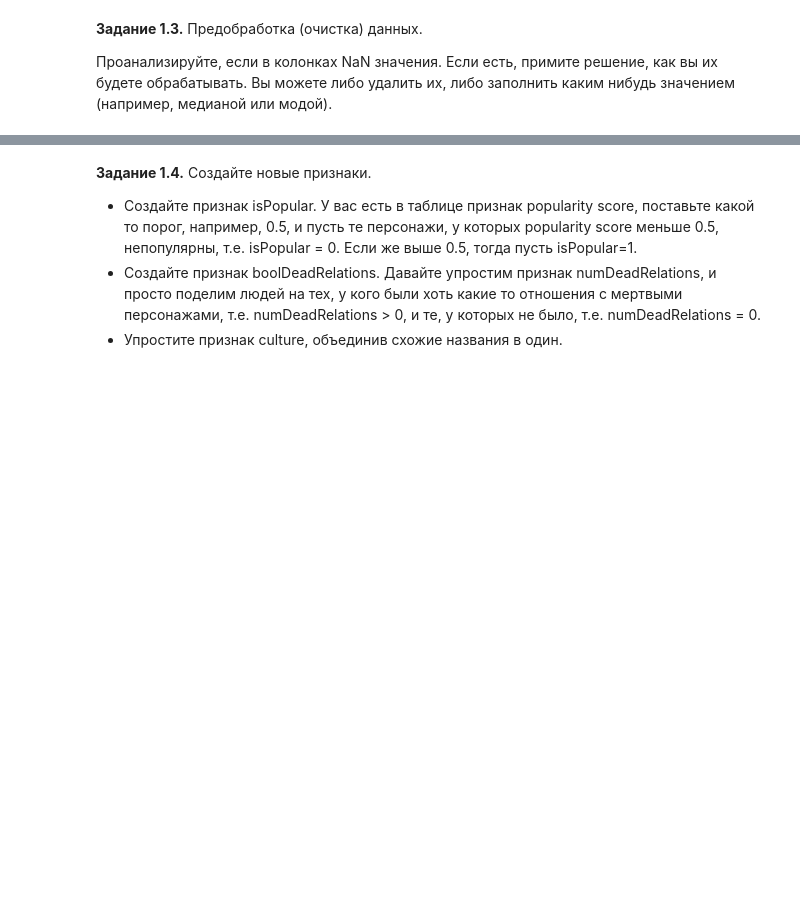
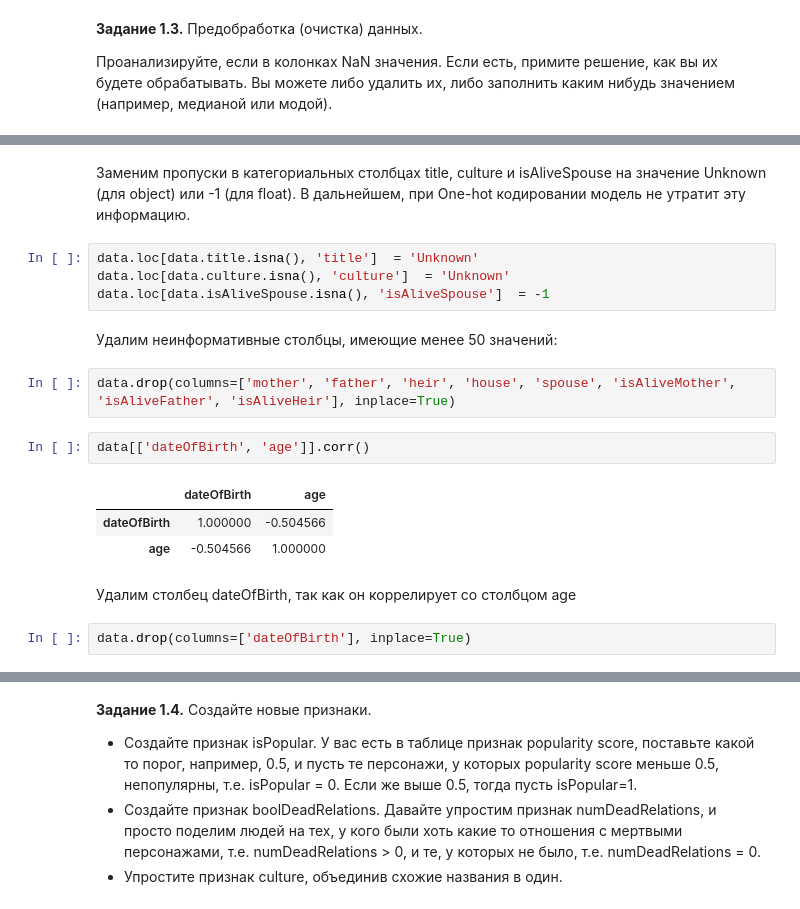
Before and after one commit to ostrowsky/Deep-Learning-School, a Jupyter notebook: week_01_ml_intro/Homework/hw_1_game_of_thrones.ipynb, the cells around one changed output, grey strips where cells are left out. Cells and saved outputs as stored; diff of their text form; blank space fills up the shorter version.

```diff
--- a/week_01_ml_intro/Homework/hw_1_game_of_thrones.ipynb
+++ b/week_01_ml_intro/Homework/hw_1_game_of_thrones.ipynb
@@ -124,3 +154,23 @@ data.head()
+# %% [markdown]
+Заменим пропуски в категориальных столбцах title, culture и isAliveSpouse на значение Unknown (для object) или -1 (для float). В дальнейшем, при One-hot кодировании модель не утратит эту информацию.
+# %%
+data.loc[data.title.isna(), 'title']  = 'Unknown'
+data.loc[data.culture.isna(), 'culture']  = 'Unknown'
+data.loc[data.isAliveSpouse.isna(), 'isAliveSpouse']  = -1
+# %% [markdown]
+Удалим неинформативные столбцы, имеющие менее 50 значений:
+# %%
+data.drop(columns=['mother', 'father', 'heir', 'house', 'spouse', 'isAliveMother', 'isAliveFather', 'isAliveHeir'], inplace=True)
+# %%
+data[['dateOfBirth', 'age']].corr()
+# %% [output]
+|  | dateOfBirth | age |
+| dateOfBirth | 1.000000 | -0.504566 |
+| age | -0.504566 | 1.000000 |
+# %% [markdown]
+Удалим столбец dateOfBirth, так как он коррелирует со столбцом age
+# %%
+data.drop(columns=['dateOfBirth'], inplace=True)
 # %%
 data.info()
 # %% [output]
```
Also changed, not shown: parts of 3 cells of this notebook.
